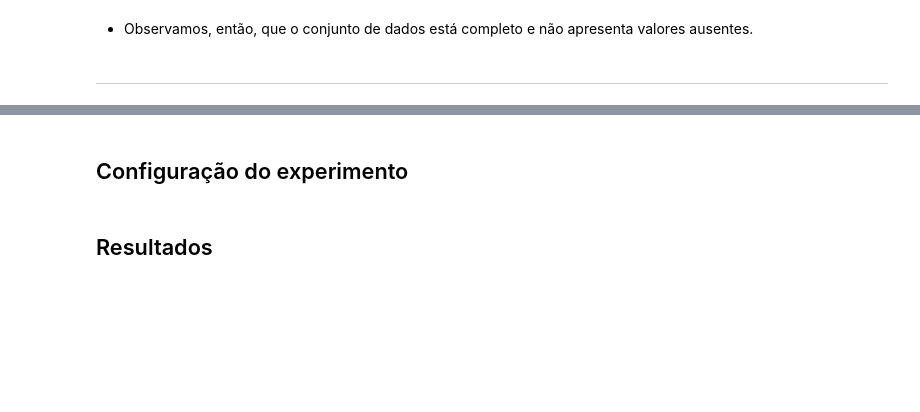
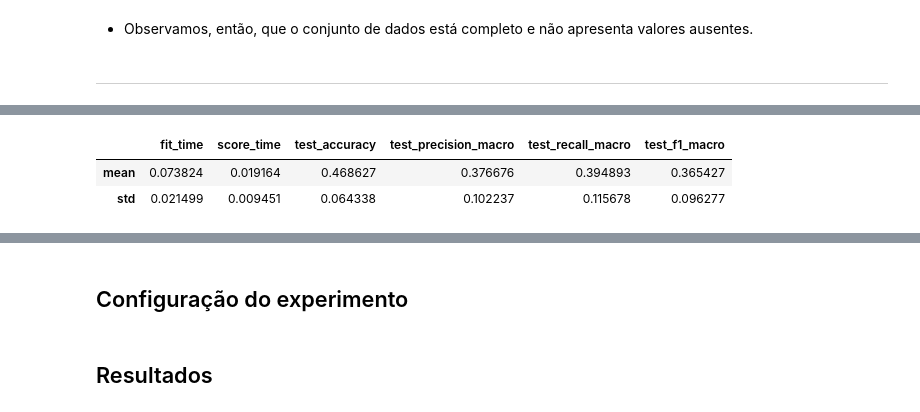
Before and after one commit to atlantico-academy/equipe7-2014.2, a Jupyter notebook: notebooks/02-comparative_analysis.ipynb.ipynb, the cells around one changed output, grey strips where cells are left out. Drawn from its saved outputs; the diff is of its cells as text; code cells hidden in the pictures; blank space fills up the shorter version.

```diff
--- a/notebooks/02-comparative_analysis.ipynb.ipynb
+++ b/notebooks/02-comparative_analysis.ipynb.ipynb
@@ -196,0 +338,90 @@ model = LogisticRegression()
+# %%
+# Configurações do experimento
+n_splits_comparative_analysis = 10
+n_folds_grid_search = 5
+test_size = 0.3
+random_state = 42
+scoring = 'accuracy'
+
+# Métricas para análises
+metrics = ['accuracy', 'precision_macro', 'recall_macro', 'f1_macro']
+
+# Configurações do modelo
+models = [
+    ('Gaussian Naive Bayes', GaussianNB(), {'var_smoothing': [10**(-9)]}),
+    ('Decision Tree', DecisionTreeClassifier(random_state=random_state), {'criterion': ['gini', 'entropy'], 'max_depth': [3, 6, 8]}),
+    ('Random Forest', RandomForestClassifier(random_state=random_state), {'criterion': ['gini', 'entropy'], 'max_depth': [3, 6, 8], 'n_estimators': [10, 30]}),
+    ('Logistic Regression', LogisticRegression(max_iter=1000), {'C': np.logspace(-4, 4, 20)}),
+]
+
+# Definir pré-processamento
+preprocessor = ColumnTransformer(
+    transformers=[
+        ('num', Pipeline(steps=[
+            ('imputer', SimpleImputer(strategy='median')),
+            ('scaler', StandardScaler())
+        ]), ['Size (cm)', 'Weight (g)', 'Brix (Sweetness)', 'pH (Acidity)', 'HarvestTime (days)']),
+        ('cat', Pipeline(steps=[
+            ('imputer', SimpleImputer(strategy='most_frequent')),
+            ('onehot', OneHotEncoder(handle_unknown='ignore', sparse_output=False))  # Definindo sparse=False para garantir matriz densa
+        ]), ['Softness (1-5)', 'Ripeness (1-5)', 'Color', 'Variety', 'Blemishes (Y/N)'])
+    ])
+
+# Dividir dados em treinamento e teste
+X_train, X_test, y_train, y_test = train_test_split(X, y, test_size=test_size, random_state=random_state)
+
+results = pd.DataFrame({})
+cross_validate_grid_search = KFold(n_splits=n_folds_grid_search)
+cross_validate_comparative_analysis = ShuffleSplit(n_splits=n_splits_comparative_analysis, test_size=test_size, random_state=random_state)
+
+for model_name, model_object, model_parameters in models:
+    print(f"Running {model_name}...")
+
+    model_grid_search = GridSearchCV(
+        estimator=model_object,
+        param_grid=model_parameters,
+        scoring=scoring,
+        n_jobs=-1,
+        cv=cross_validate_grid_search
+    )
+
+    approach = Pipeline(steps=[
+        ('preprocessor', preprocessor),
+        ('model', model_grid_search)
+    ])
+
+    try:
+        scores = cross_validate(
+            estimator=approach,
+            X=X_train,
+            y=y_train,
+            cv=cross_validate_comparative_analysis,
+            n_jobs=-1,
+            scoring=metrics
+        )
+
+        scores['model_name'] = [model_name] * n_splits_comparative_analysis
+        df_scores = pd.DataFrame(scores)
+        df_scores = df_scores.drop(columns=['model_name'])
+        df_scores = df_scores.agg(['mean', 'std'])
+
+        print(f"Results for {model_name}:")
+        display(df_scores)
+
+        results = pd.concat([results, pd.DataFrame(scores)], ignore_index=True)
+    except Exception as e:
+        print(f"Error running {model_name}: {e}")
+
+# Mostrar resultados finais
+print("Final results:")
+display(results)
+
+# Avaliar modelo com dados de teste
+pipeline = Pipeline(steps=[
+    ('preprocessor', preprocessor),
+    ('model', RandomForestClassifier(random_state=random_state))  # Substitua pelo melhor modelo encontrado
+])
+pipeline.fit(X_train, y_train)
+y_pred = pipeline.predict(X_test)
+print(classification_report(y_test, y_pred))
+# %% [output]
@@ -196,0 +430,3 @@ model = LogisticRegression()
+|  | fit_time | score_time | test_accuracy | test_precision_macro | test_recall_macro | test_f1_macro |
+| mean | 0.073824 | 0.019164 | 0.468627 | 0.376676 | 0.394893 | 0.365427 |
+| std | 0.021499 | 0.009451 | 0.064338 | 0.102237 | 0.115678 | 0.096277 |
```
Also changed, not shown: parts of 46 cells of this notebook, 3 other files.
